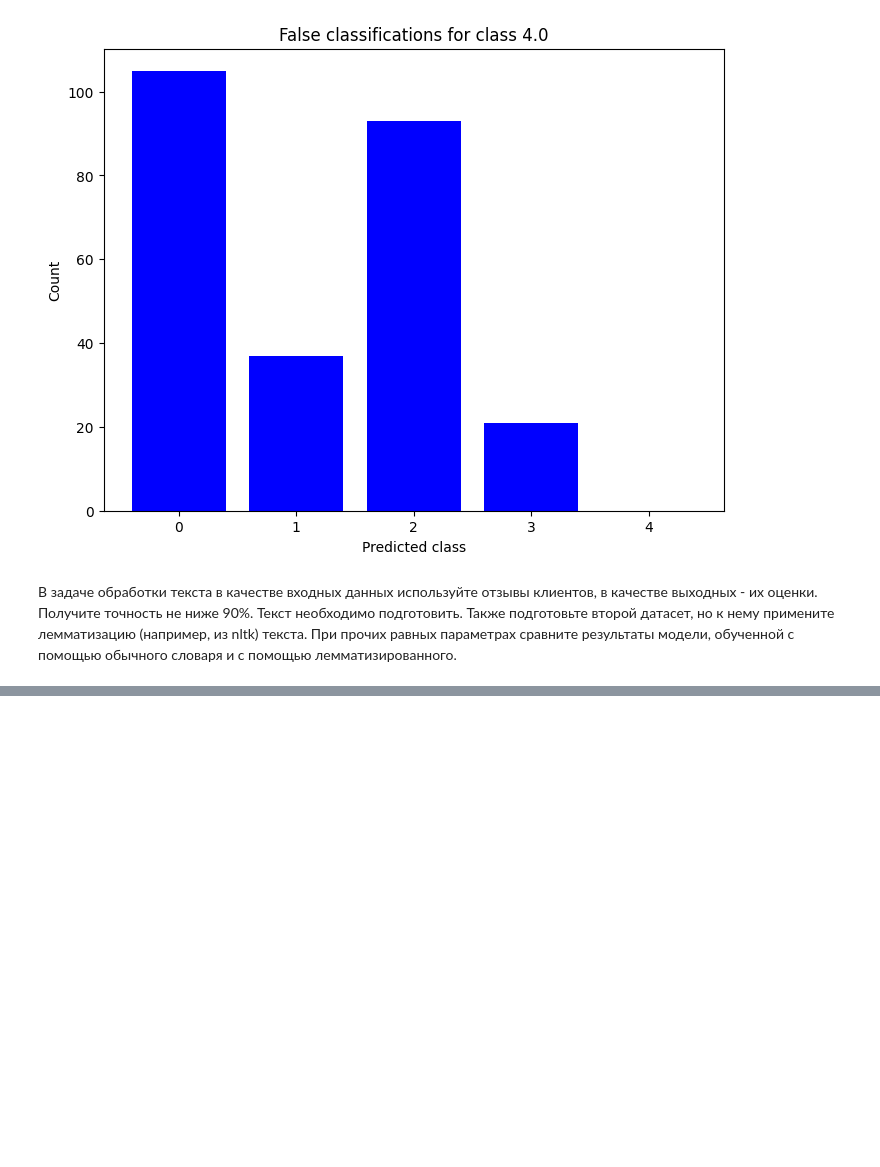
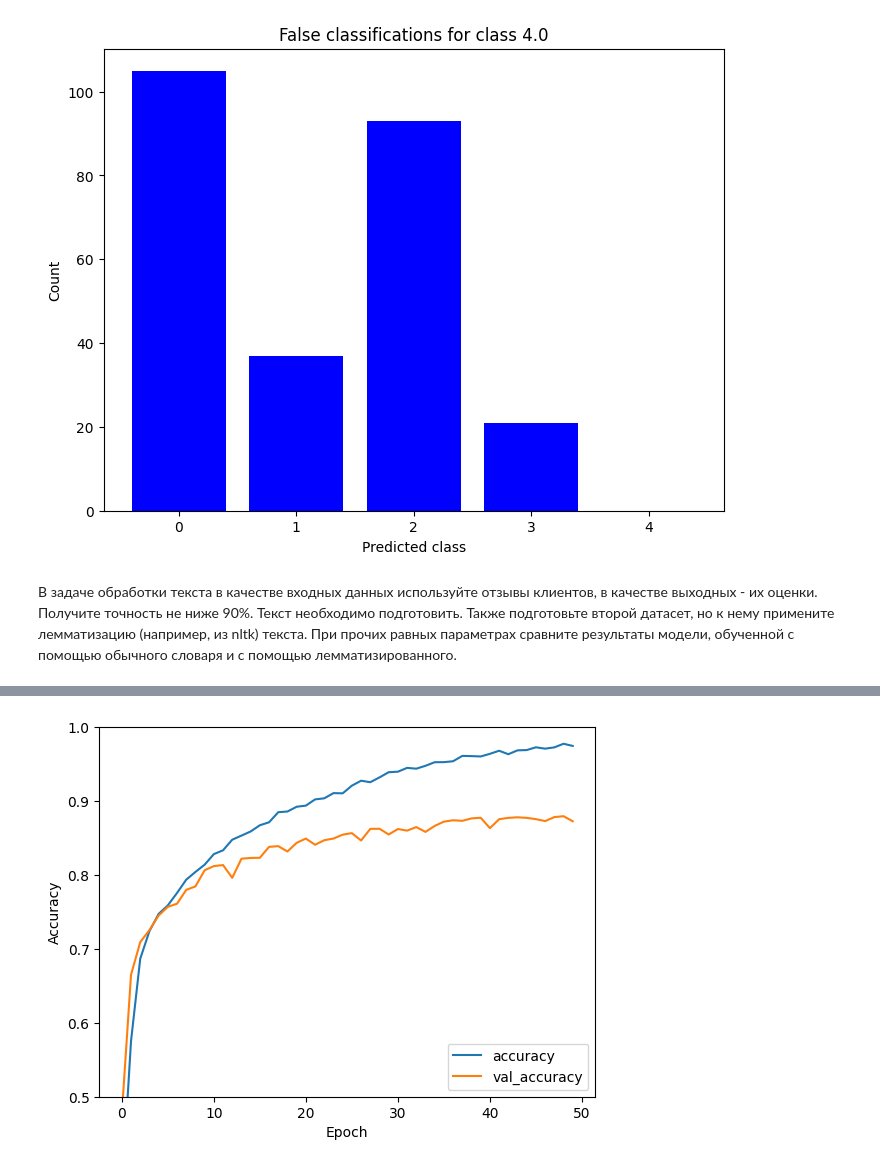
Before and after one commit to BZ6/PINDeepLearning, a Jupyter notebook: Лабораторная_работа_№3.ipynb, the cells around one changed output, grey strips where cells are left out. Drawn from its saved outputs; the diff is of its cells as text; code cells hidden in the pictures; blank space fills up the shorter version.

```diff
--- a/Лабораторная_работа_№3.ipynb
+++ b/Лабораторная_работа_№3.ipynb
@@ -246,0 +461,14 @@ plot_histograms(y_test.values.astype(int), y_pred_classes, class_labels)
+# %%
+model_lem = Sequential([
+    Embedding(len(word_index) + 1, embedding_dim, weights=[embedding_matrix], trainable=False),
+    Bidirectional(LSTM(64, return_sequences=True)),
+    Dropout(0.3),
+    LSTM(32),
+    Dropout(0.2),
+    Dense(64, activation='relu'),
+    Dense(5, activation='softmax')
+])
+
+model_lem.compile(optimizer='adam', loss='sparse_categorical_crossentropy', metrics=['accuracy'])
+
+history_lem = model_lem.fit(X_train_lem, y_train_lem, epochs=50, batch_size=64, validation_split=0.2)
@@ -246,0 +493,4 @@ plot_histograms(y_test.values.astype(int), y_pred_classes, class_labels)
+# %%
+show_history(history_lem)
+# %% [output]
+[figure, added]
```
Also changed, not shown: parts of 27 cells of this notebook.
